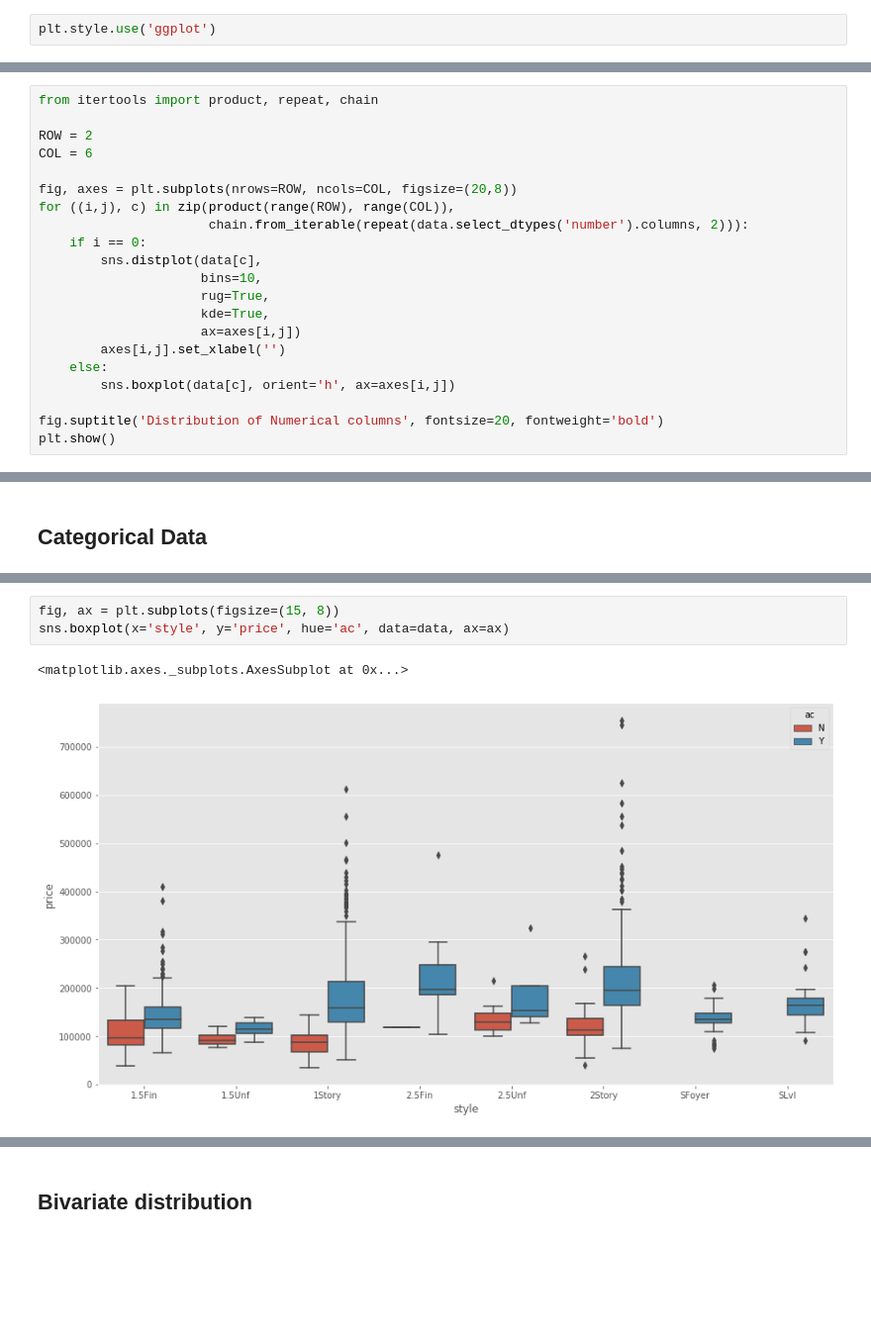
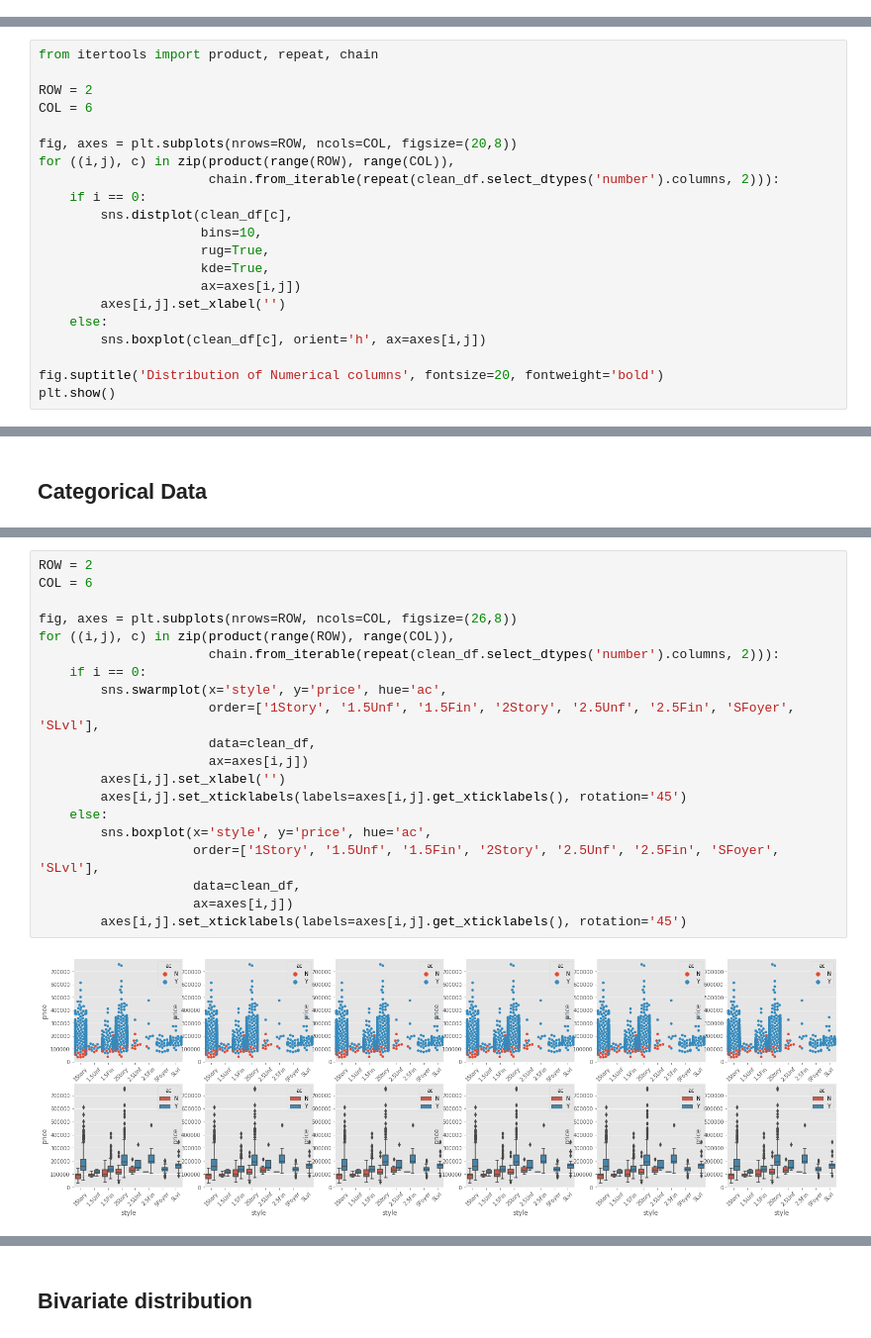
Before and after one commit to srmsoumya/dsct, a Jupyter notebook: nbs/eda/2020-07-18_eda_srm_visualization.ipynb, the cells around one changed output, grey strips where cells are left out. Shown at 99% size. Saved outputs shown, nothing was run; the diff lists cells and outputs as text; blank space fills up the shorter version.

```diff
--- a/nbs/eda/2020-07-18_eda_srm_visualization.ipynb
+++ b/nbs/eda/2020-07-18_eda_srm_visualization.ipynb
@@ -393,4 +491,2 @@ plt.show()
 # %% [markdown]
 # Seaborn
-# %%
-plt.style.use('ggplot')
@@ -402,16 +500,16 @@ COL = 6
 
 fig, axes = plt.subplots(nrows=ROW, ncols=COL, figsize=(20,8))
 for ((i,j), c) in zip(product(range(ROW), range(COL)),
-                      chain.from_iterable(repeat(data.select_dtypes('number').columns, 2))):
+                      chain.from_iterable(repeat(clean_df.select_dtypes('number').columns, 2))):
     if i == 0:
-        sns.distplot(data[c],
+        sns.distplot(clean_df[c],
                      bins=10,
                      rug=True,
                      kde=True,
                      ax=axes[i,j])
         axes[i,j].set_xlabel('')
     else:
-        sns.boxplot(data[c], orient='h', ax=axes[i,j])
+        sns.boxplot(clean_df[c], orient='h', ax=axes[i,j])
 
 fig.suptitle('Distribution of Numerical columns', fontsize=20, fontweight='bold')
 plt.show()
@@ -438,6 +520,22 @@ sns.swarmplot(x='hood', y='price', hue='ac', data=data)
-# %%
-fig, ax = plt.subplots(figsize=(15, 8))
-sns.boxplot(x='style', y='price', hue='ac', data=data, ax=ax)
-# %% [output]
-<matplotlib.axes._subplots.AxesSubplot at 0x...>
-[figure, removed]
+# %%
+ROW = 2
+COL = 6
+
+fig, axes = plt.subplots(nrows=ROW, ncols=COL, figsize=(26,8))
+for ((i,j), c) in zip(product(range(ROW), range(COL)),
+                      chain.from_iterable(repeat(clean_df.select_dtypes('number').columns, 2))):
+    if i == 0:
+        sns.swarmplot(x='style', y='price', hue='ac',
+                      order=['1Story', '1.5Unf', '1.5Fin', '2Story', '2.5Unf', '2.5Fin', 'SFoyer', 'SLvl'],
+                      data=clean_df,
+                      ax=axes[i,j])
+        axes[i,j].set_xlabel('')
+        axes[i,j].set_xticklabels(labels=axes[i,j].get_xticklabels(), rotation='45')
+    else:
+        sns.boxplot(x='style', y='price', hue='ac',
+                    order=['1Story', '1.5Unf', '1.5Fin', '2Story', '2.5Unf', '2.5Fin', 'SFoyer', 'SLvl'],
+                    data=clean_df,
+                    ax=axes[i,j])
+        axes[i,j].set_xticklabels(labels=axes[i,j].get_xticklabels(), rotation='45')
+# %% [output]
+[figure, added]
```
Also changed, not shown: parts of 39 cells of this notebook.
